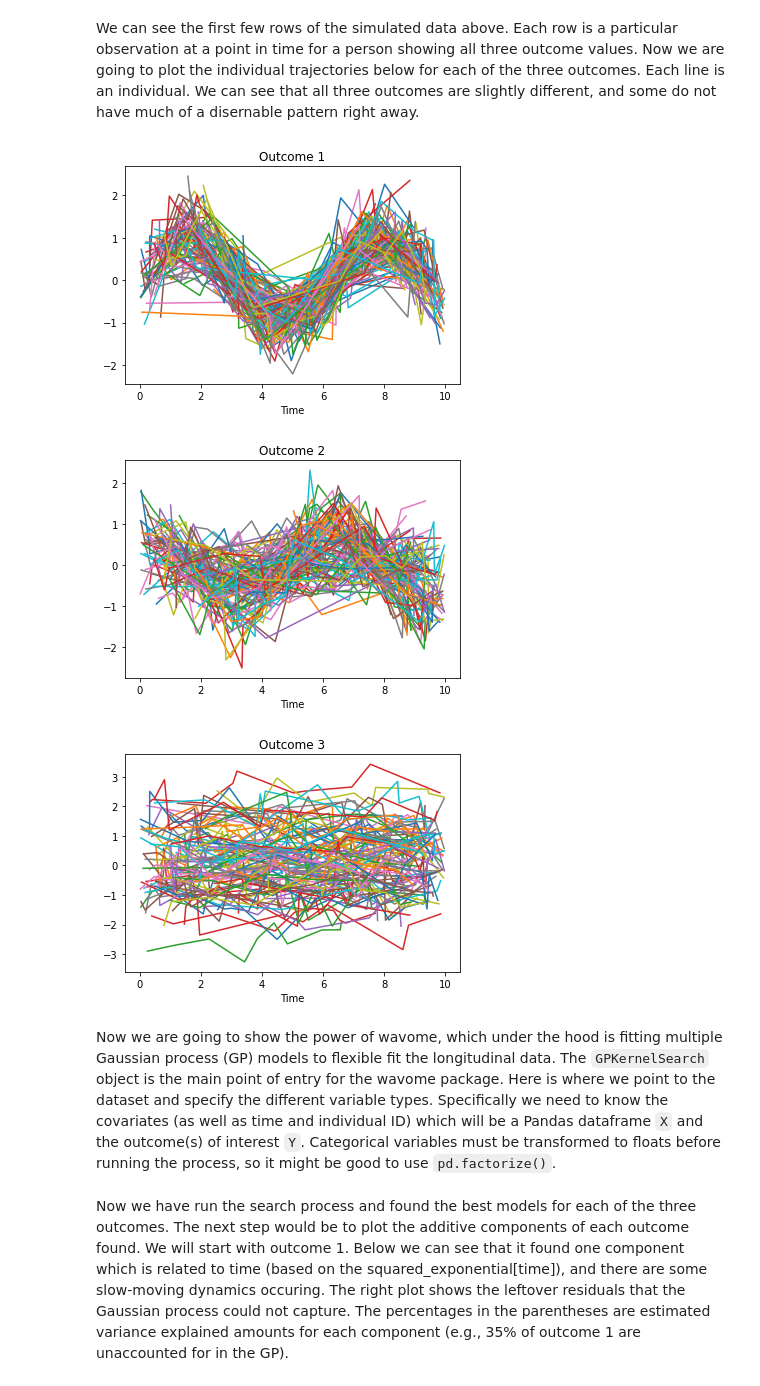
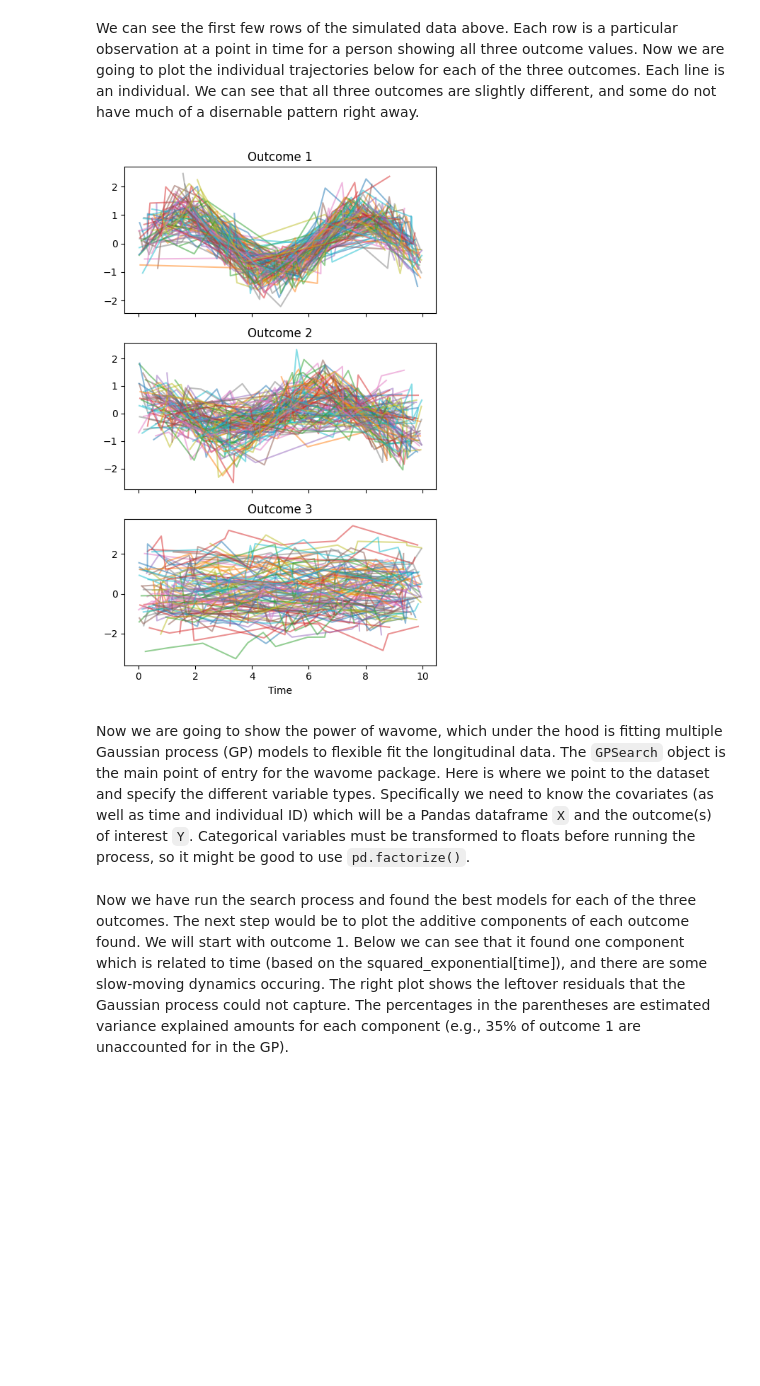
Before and after one commit to omicsEye/waveome, a Jupyter notebook: waveome_overview.ipynb, the cells around one changed output. Cells and saved outputs as stored; diff of their text form; code cells hidden in the pictures; blank space fills up the shorter version.

```diff
--- a/waveome_overview.ipynb
+++ b/waveome_overview.ipynb
@@ -76,17 +75,22 @@ Dimension of dataset: (1000, 6)
 We can see the first few rows of the simulated data above. Each row is a particular observation at a point in time for a person showing all three outcome values. Now we are going to plot the individual trajectories below for each of the three outcomes. Each line is an individual. We can see that all three outcomes are slightly different, and some do not have much of a disernable pattern right away.
 # %%
 # Plot the data
+figs, axs = plt.subplots(3, 1, figsize=(5, 8), sharex=True)
 for out in range(1, 4):
     for i in df.person_id.unique():
-        plt.plot(df.loc[df.person_id == i, 'time'], df.loc[df.person_id == i, 'outcome'+str(out)])
-    plt.title(f'Outcome {out}')
-    plt.xlabel('Time')
-    plt.show()
+        axs[(out-1)].plot(
+            df.loc[df.person_id == i, 'time'],
+            df.loc[df.person_id == i, 'outcome'+str(out)],
+            alpha=0.5
+        )
+    axs[(out-1)].set_title(f'Outcome {out}')
+
+axs[(out-1)].set_xlabel('Time')
+plt.tight_layout()
+plt.show()
 # %% [output]
-[figure, old version]
+[figure, new version]
-[figure, removed]
-[figure, removed]
 # %% [markdown]
-Now we are going to show the power of wavome, which under the hood is fitting multiple Gaussian process (GP) models to flexible fit the longitudinal data. The `GPKernelSearch` object is the main point of entry for the wavome package. Here is where we point to the dataset and specify the different variable types. Specifically we need to know the covariates (as well as time and individual ID) which will be a Pandas dataframe `X` and the outcome(s) of interest `Y`. Categorical variables must be transformed to floats before running the process, so it might be good to use `pd.factorize()`.
+Now we are going to show the power of wavome, which under the hood is fitting multiple Gaussian process (GP) models to flexible fit the longitudinal data. The `GPSearch` object is the main point of entry for the wavome package. Here is where we point to the dataset and specify the different variable types. Specifically we need to know the covariates (as well as time and individual ID) which will be a Pandas dataframe `X` and the outcome(s) of interest `Y`. Categorical variables must be transformed to floats before running the process, so it might be good to use `pd.factorize()`.
 # %%
 # Load the information into the Gaussian process search object
```
Also changed, not shown: parts of 7 cells of this notebook, 6 other files.
